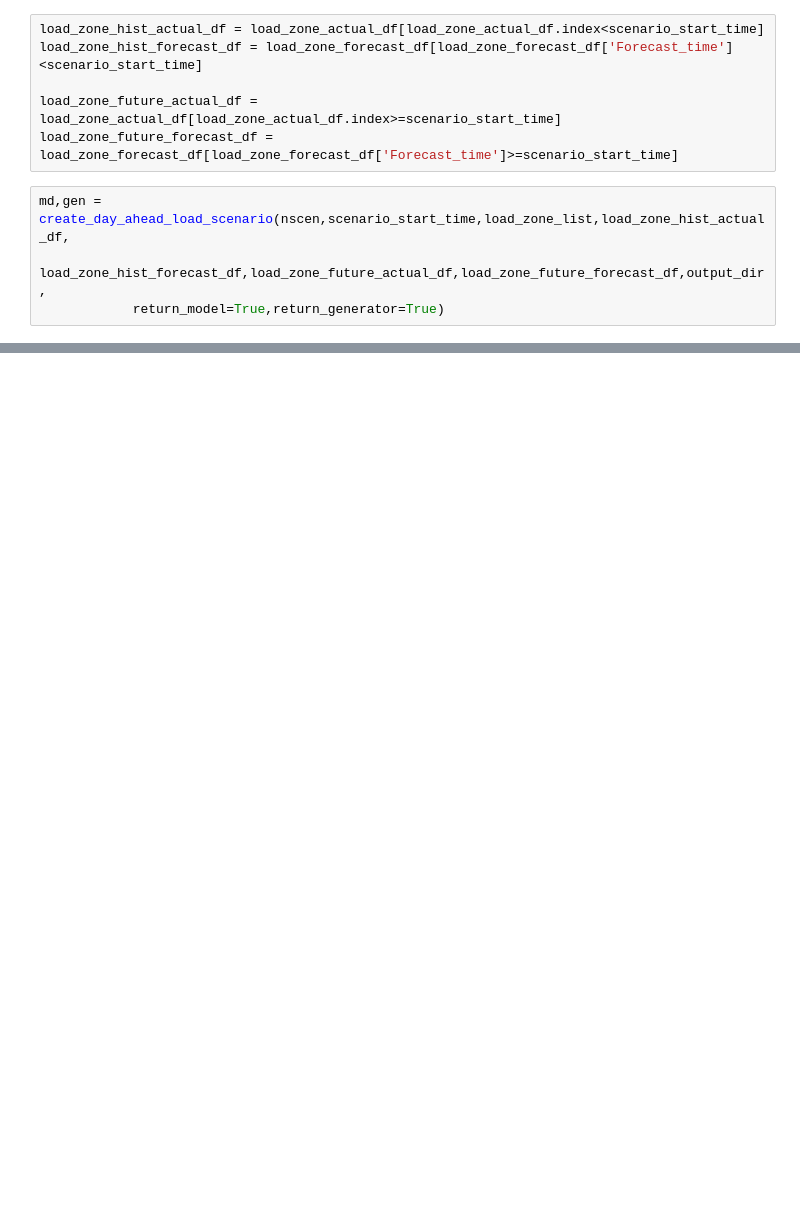
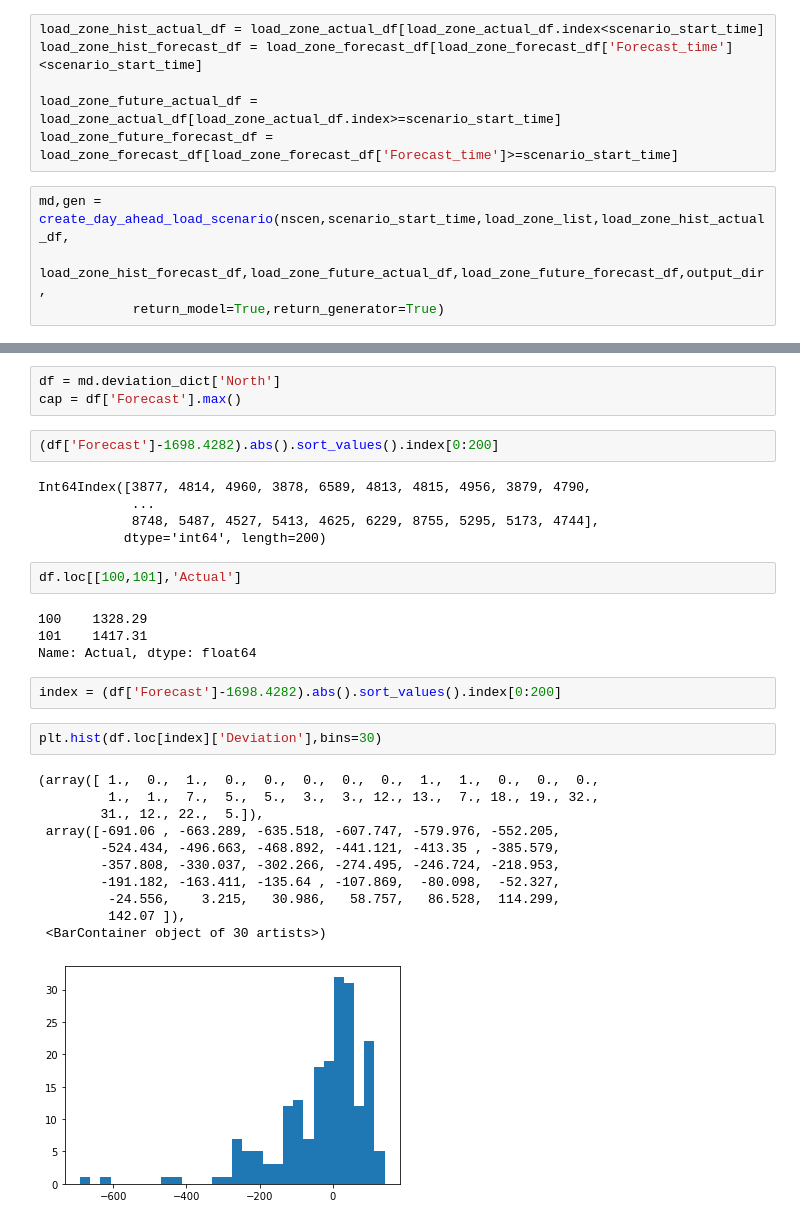
Before and after one commit to PrincetonUniversity/PGscen, a Jupyter notebook: example/day_ahead_load_scenario.ipynb, the cells around one changed output, grey strips where cells are left out. Cells and saved outputs as stored; diff of their text form; blank space fills up the shorter version.

```diff
--- a/example/day_ahead_load_scenario.ipynb
+++ b/example/day_ahead_load_scenario.ipynb
@@ -26 +32,33 @@ md,gen = create_day_ahead_load_scenario(nscen,scenario_start_time,load_zone_list
+# %%
+df = md.deviation_dict['North']
+cap = df['Forecast'].max()
+# %%
+(df['Forecast']-1698.4282).abs().sort_values().index[0:200]
+# %% [output]
+Int64Index([3877, 4814, 4960, 3878, 6589, 4813, 4815, 4956, 3879, 4790,
+            ...
+            8748, 5487, 4527, 5413, 4625, 6229, 8755, 5295, 5173, 4744],
+           dtype='int64', length=200)
+# %%
+df.loc[[100,101],'Actual']
+# %% [output]
+100    1328.29
+101    1417.31
+Name: Actual, dtype: float64
+# %%
+index = (df['Forecast']-1698.4282).abs().sort_values().index[0:200]
+# %%
+plt.hist(df.loc[index]['Deviation'],bins=30)
+# %% [output]
+(array([ 1.,  0.,  1.,  0.,  0.,  0.,  0.,  0.,  1.,  1.,  0.,  0.,  0.,
+         1.,  1.,  7.,  5.,  5.,  3.,  3., 12., 13.,  7., 18., 19., 32.,
+        31., 12., 22.,  5.]),
+ array([-691.06 , -663.289, -635.518, -607.747, -579.976, -552.205,
+        -524.434, -496.663, -468.892, -441.121, -413.35 , -385.579,
+        -357.808, -330.037, -302.266, -274.495, -246.724, -218.953,
+        -191.182, -163.411, -135.64 , -107.869,  -80.098,  -52.327,
+         -24.556,    3.215,   30.986,   58.757,   86.528,  114.299,
+         142.07 ]),
+ <BarContainer object of 30 artists>)
+[figure, added]
 # %%
```
Also changed, not shown: parts of 9 cells of this notebook, 7 other files.
